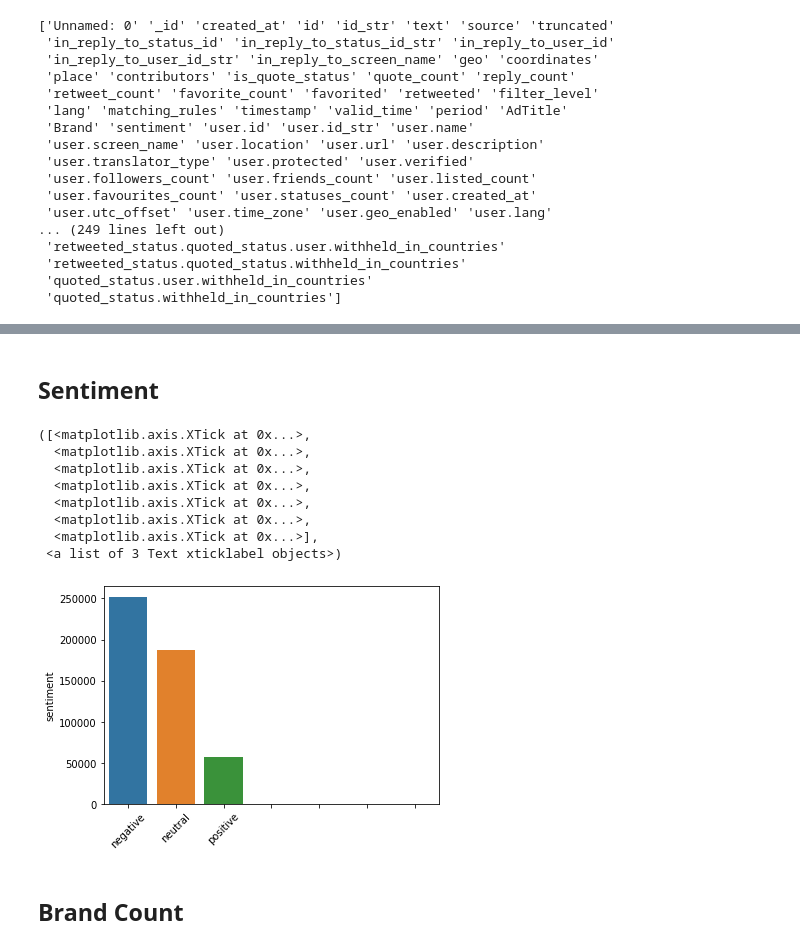
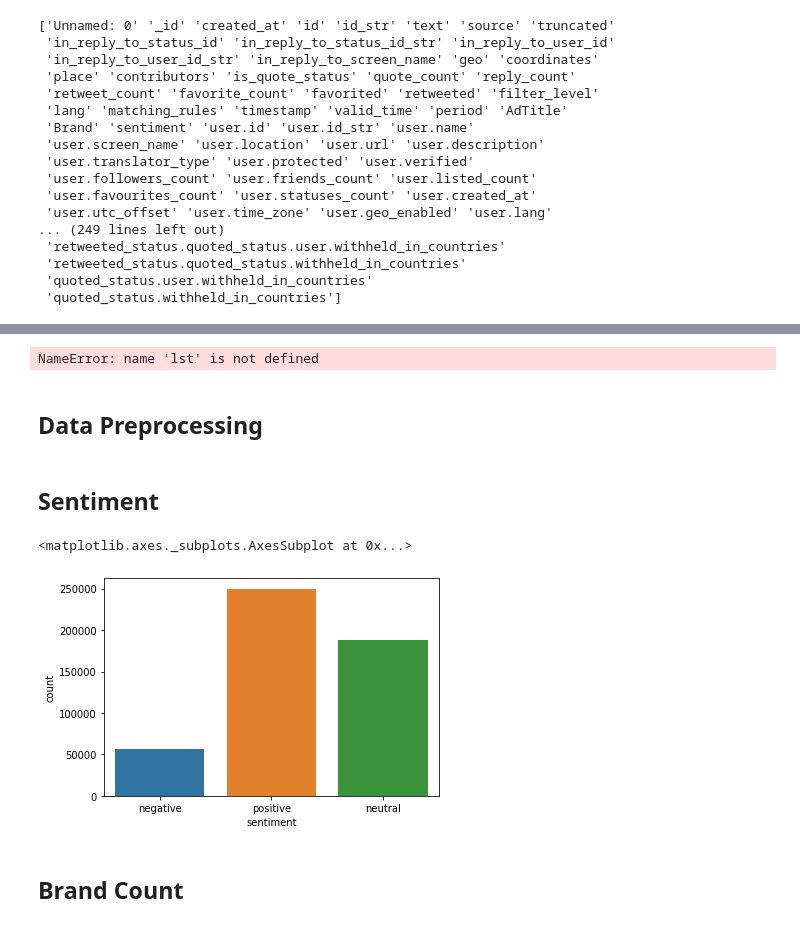
Before and after one commit to dsjoench/2020_Twitter_Analytics, a Jupyter notebook: 2020 Twitter Analytics.ipynb, the cells around one changed output, grey strips where cells are left out. Drawn from its saved outputs; the diff is of its cells as text; code cells hidden in the pictures.

```diff
--- a/2020 Twitter Analytics.ipynb
+++ b/2020 Twitter Analytics.ipynb
@@ -98,0 +142,11 @@ Name: sentiment, dtype: int64
+# %%
+def Convert(a):
+    it = iter(lst)
+    res_dct = dict(zip(it, it))
+    return res_dct
+
+Convert(ls)
+# %% [output]
+NameError: name 'lst' is not defined
+# %% [markdown]
+## Data Preprocessing
@@ -99,19 +155,10 @@ Name: sentiment, dtype: int64
 # %% [markdown]
 ## Sentiment
-# %%
-Index = [0,1,2,3,4,5,6]
-sns.barplot(Index,Mood_count)
-plt.xticks(Index,['negative','neutral','positive'],rotation=45)
-# %% [output]
-([<matplotlib.axis.XTick at 0x...>,
-  <matplotlib.axis.XTick at 0x...>,
-  <matplotlib.axis.XTick at 0x...>,
-  <matplotlib.axis.XTick at 0x...>,
-  <matplotlib.axis.XTick at 0x...>,
-  <matplotlib.axis.XTick at 0x...>,
-  <matplotlib.axis.XTick at 0x...>],
- <a list of 3 Text xticklabel objects>)
-[figure, removed]
+# %%
+sns.countplot('sentiment',data= Tweet)
+# %% [output]
+<matplotlib.axes._subplots.AxesSubplot at 0x...>
+[figure, added]
 # %% [markdown]
 ## Brand Count
 # %%
```
Also changed, not shown: parts of 19 cells of this notebook.
